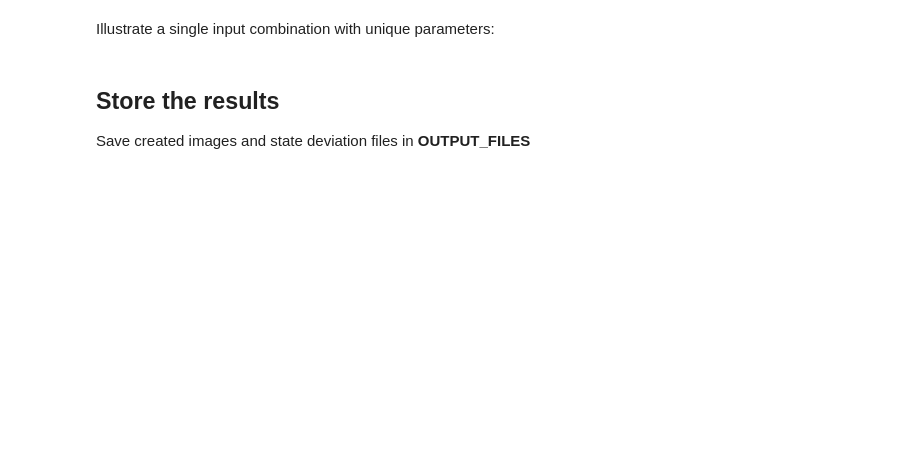
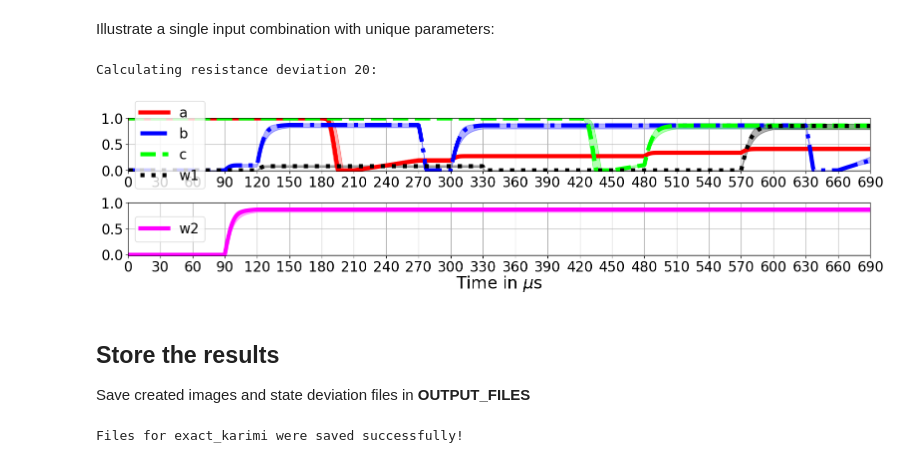
Before and after one commit to fabianseiler/ATOMIC, a Jupyter notebook: Pipeline.ipynb, the cells around one changed output. Saved outputs shown, nothing was run; the diff lists cells and outputs as text; code cells hidden in the pictures; blank space fills up the shorter version.

Commit message:
saved Pipeline notebook with plots for reference

```diff
--- a/Pipeline.ipynb
+++ b/Pipeline.ipynb
@@ -21,7 +21,7 @@ from src.util import copy_pwm_files
 max_dev = 40    # Default 40
 dev_wf = 20     # Default 20
 fig_type = ['pdf', 'png', 'svg'][1]
-config_file = './configs/PPU1.json'
+config_file = './configs/Serial_exact_karimi.json'
 
 with open(config_file, 'r') as f:
     config = json.load(f)
@@ -99,13 +134,18 @@ print(f"\n--------- Waveforms with deviation {dev_wf} saved --------\n")
 # %% [markdown]
 Illustrate a single input combination with unique parameters:
 # %%
-comb = '1010'
+comb = '101'
 dev = 20
 fig_type_s = 'png'
 recompute_s = True
 PLT.plot_waveforms_with_deviation(comb, dev=dev, recompute=recompute_s, fig_type=fig_type_s, plots_per_subfigure=4)
+# %% [output]
+Calculating resistance deviation 20:
+[figure, added]
 # %% [markdown]
 ## Store the results
 Save created images and state deviation files in **OUTPUT_FILES**
 # %%
 PLT.save_algorithm_files(f"""{config["algorithm"].split(".")[0]}""")
+# %% [output]
+Files for exact_karimi were saved successfully!
```
Also changed, not shown: parts of 6 cells of this notebook.
